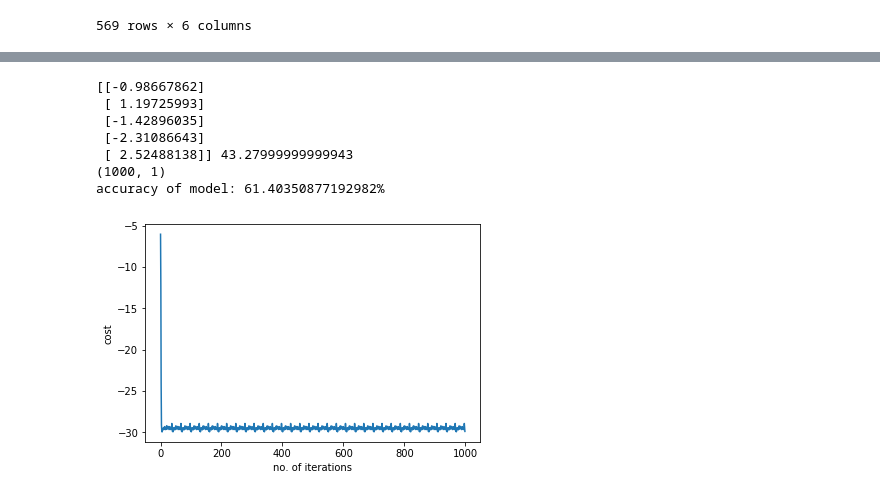
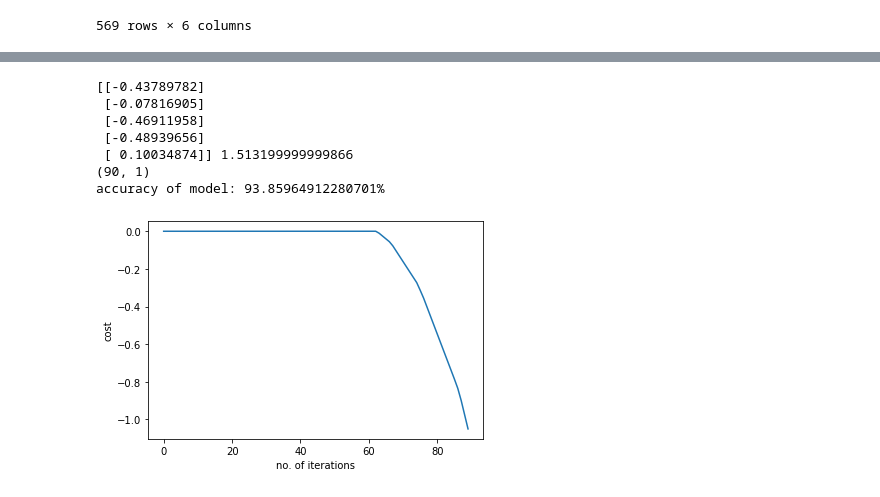
Before and after one commit to tanya12181/Machine-Learning-Internship, a Jupyter notebook: Task 12 SVM/Task 12 SVM from scratch (updated).ipynb, the cells around one changed output, grey strips where cells are left out. Cells and saved outputs as stored; diff of their text form; code cells hidden in the pictures.

```diff
--- a/Task 12 SVM/Task 12 SVM from scratch (updated).ipynb
+++ b/Task 12 SVM/Task 12 SVM from scratch (updated).ipynb
@@ -117,7 +111,7 @@ print(x_test)
 def grad_descent(x,y,reg,alpha,epoch):
     r=x.shape[0]
     c=x.shape[1]
-    w = np.ones((c,1))
+    w = np.zeros((c,1))
     b=0
     min_w=[]
     min_b=None
@@ -160,9 +154,9 @@ def predict(x_,y_,w,b):
     py=list(py)
     for i in range(len(py)):
         if py[i]>=1:
-            py[i]=1
+            py[i]=1.0
         else:
-            py[i]=-1
+            py[i]=-1.0
     return py
 
 def showPredictions(pred,y_):
@@ -212,20 +206,20 @@ predicted:  1  actual:  -1.0
 # %%
-alpha = 0.08
-epoch = 1000
-reg = 0.005 # regularization parameter
+alpha = 0.0002
+epoch = 90
+reg = 0.0002 # regularization parameter
 theta,b,cost_list=grad_descent(x_train,y_train,reg,alpha,epoch)
 print(theta,b)
 print(cost_list.shape)
 plotCost(cost_list)
 pred_y = predict(x_test,y_test,theta,b)
 accuracy = calAccuracy(pred_y,y_test)
 print(f"accuracy of model: {accuracy}%")
 # %% [output]
-[[-0.98667862]
- [ 1.19725993]
- [-1.42896035]
- [-2.31086643]
- [ 2.52488138]] 43.27999999999943
-(1000, 1)
-accuracy of model: 61.40350877192982%
+[[-0.43789782]
+ [-0.07816905]
+ [-0.46911958]
+ [-0.48939656]
+ [ 0.10034874]] 1.513199999999866
+(90, 1)
+accuracy of model: 93.85964912280701%
-[figure, old version]
+[figure, new version]
```
Also changed, not shown: parts of 15 cells of this notebook.
